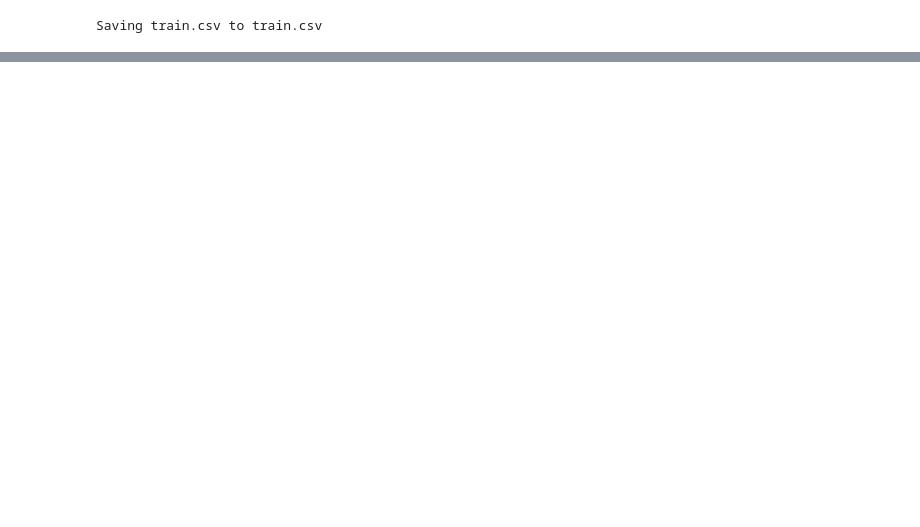
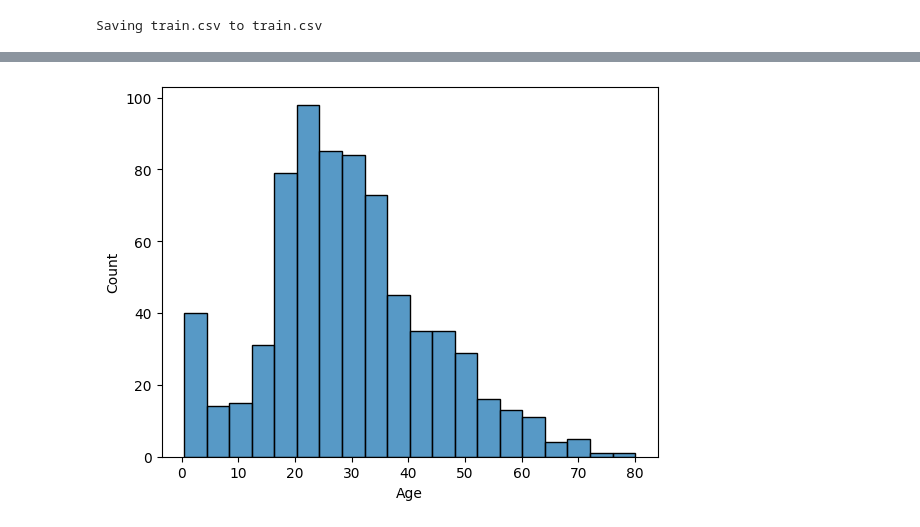
Before and after one commit to VISHWAJA-028/CanteenHub, a Jupyter notebook: ml.ipynb, the cells around one changed output, grey strips where cells are left out. Drawn from its saved outputs; the diff is of its cells as text; code cells hidden in the pictures; blank space fills up the shorter version.

```diff
--- a/ml.ipynb
+++ b/ml.ipynb
@@ -47,0 +125,5 @@ import seaborn as sns
+# %%
+sns.histplot(df["Age"])
+plt.show()
+# %% [output]
+[figure, added]
```
Also changed, not shown: parts of 8 cells of this notebook.
